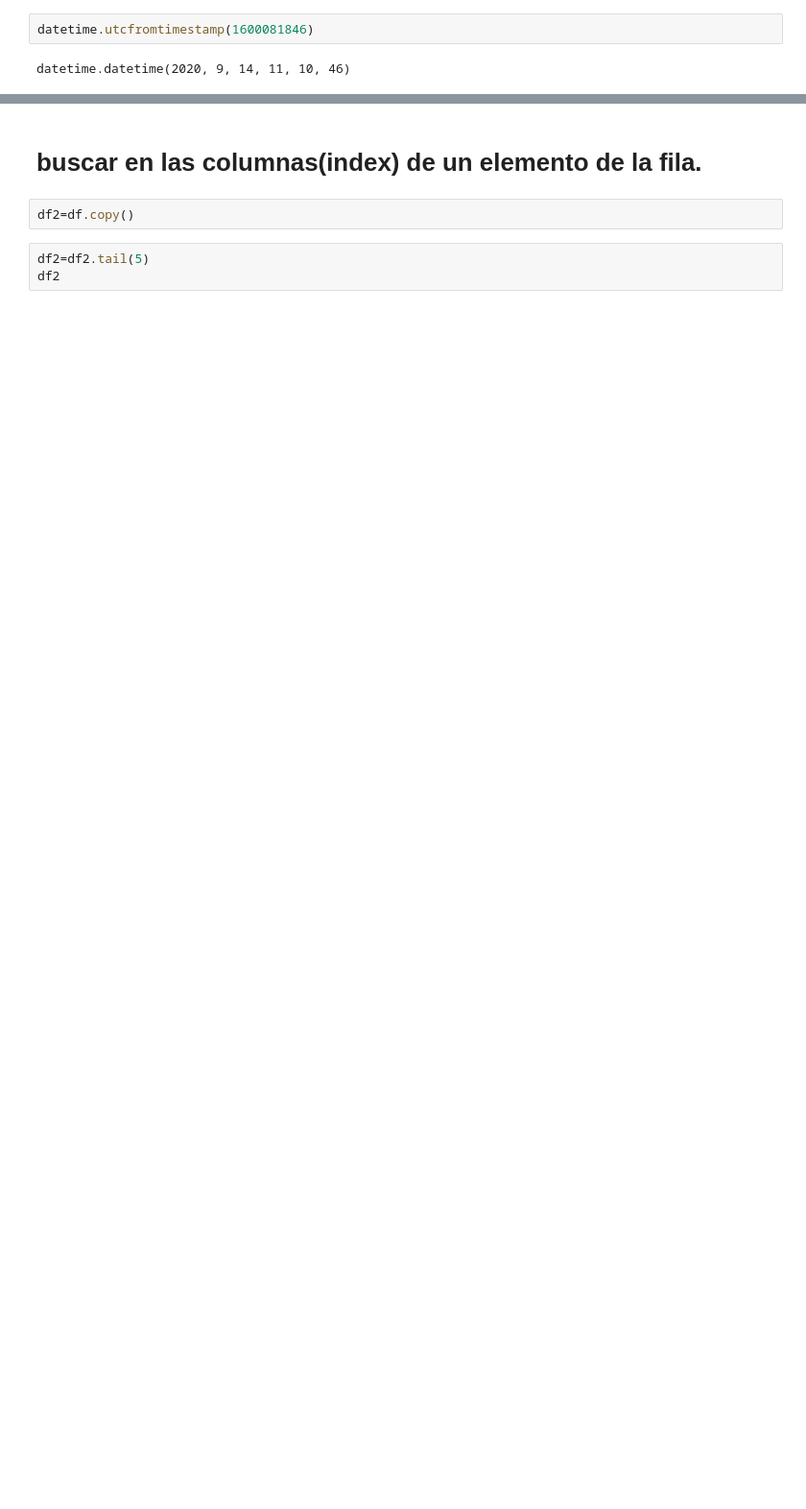
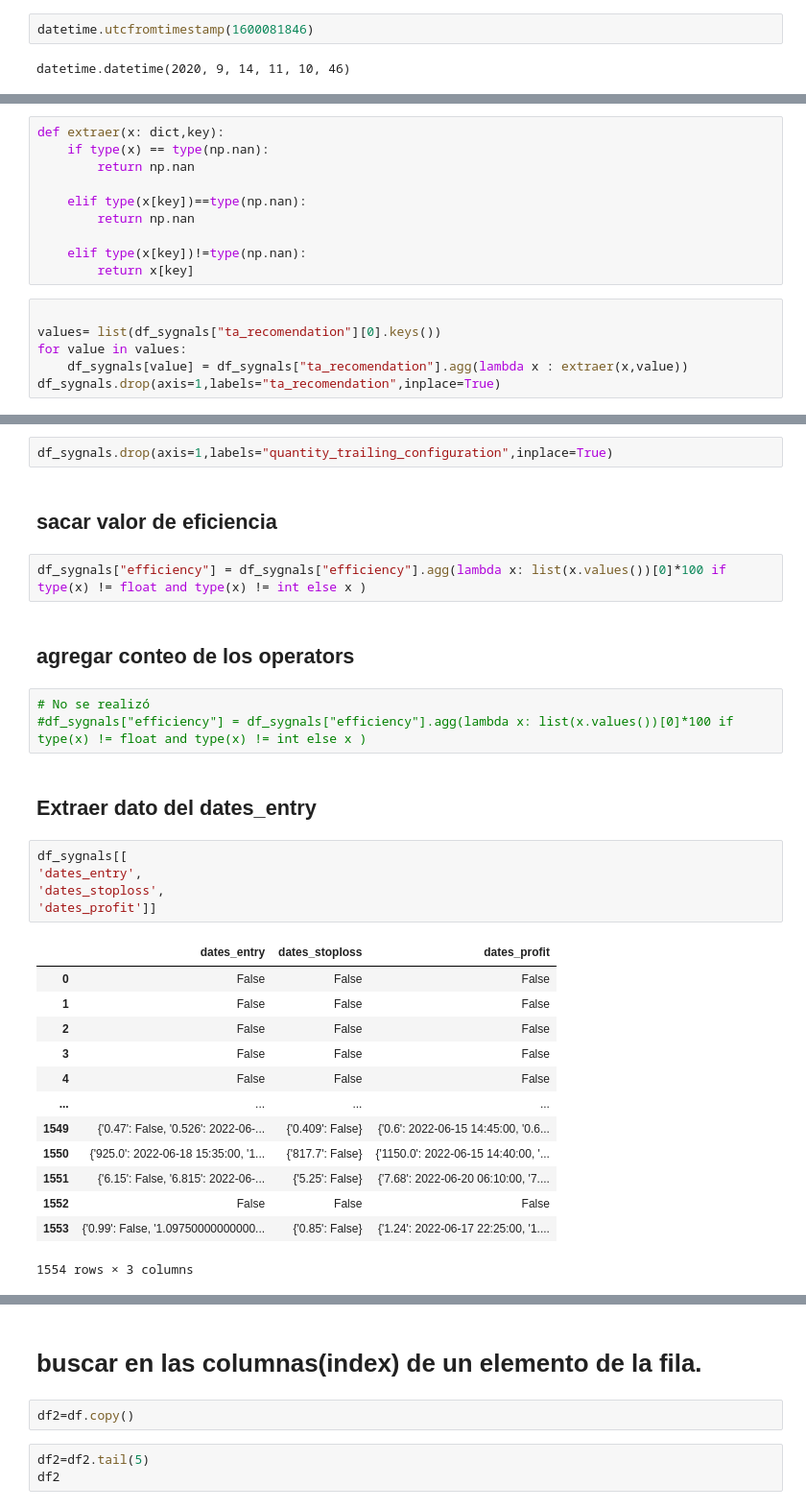
Before and after one commit to joankenobi/analisis_de_datos_copy_trading, a Jupyter notebook: Proyecto/notebooks/analisis_de_datos_prueba.ipynb, the cells around one changed output, grey strips where cells are left out. Shown at 96% size. Drawn from its saved outputs; the diff is of its cells as text; blank space fills up the shorter version.

```diff
--- a/Proyecto/notebooks/analisis_de_datos_prueba.ipynb
+++ b/Proyecto/notebooks/analisis_de_datos_prueba.ipynb
@@ -157,0 +265,16 @@ datetime.datetime(2020, 9, 14, 11, 10, 46)
+# %%
+def extraer(x: dict,key):
+    if type(x) == type(np.nan):
+        return np.nan
+
+    elif type(x[key])==type(np.nan):
+        return np.nan
+
+    elif type(x[key])!=type(np.nan):
+        return x[key]
+# %%
+
+values= list(df_sygnals["ta_recomendation"][0].keys())
+for value in values:
+    df_sygnals[value] = df_sygnals["ta_recomendation"].agg(lambda x : extraer(x,value))
+df_sygnals.drop(axis=1,labels="ta_recomendation",inplace=True)
@@ -157,0 +283,32 @@ datetime.datetime(2020, 9, 14, 11, 10, 46)
+# %%
+df_sygnals.drop(axis=1,labels="quantity_trailing_configuration",inplace=True)
+# %% [markdown]
+## sacar valor de eficiencia
+# %%
+df_sygnals["efficiency"] = df_sygnals["efficiency"].agg(lambda x: list(x.values())[0]*100 if type(x) != float and type(x) != int else x )
+# %% [markdown]
+## agregar conteo de los operators
+# %%
+# No se realizó
+#df_sygnals["efficiency"] = df_sygnals["efficiency"].agg(lambda x: list(x.values())[0]*100 if type(x) != float and type(x) != int else x )
+# %% [markdown]
+## Extraer dato del dates_entry
+# %%
+df_sygnals[[
+'dates_entry',
+'dates_stoploss',
+'dates_profit']]
+# %% [output]
+|  | dates_entry | dates_stoploss | dates_profit |
+| 0 | False | False | False |
+| 1 | False | False | False |
+| 2 | False | False | False |
+| 3 | False | False | False |
+| 4 | False | False | False |
+| ... | ... | ... | ... |
+| 1549 | {'0.47': False, '0.526': 2022-06-... | {'0.409': False} | {'0.6': 2022-06-15 14:45:00, '0.6... |
+| 1550 | {'925.0': 2022-06-18 15:35:00, '1... | {'817.7': False} | {'1150.0': 2022-06-15 14:40:00, '... |
+| 1551 | {'6.15': False, '6.815': 2022-06-... | {'5.25': False} | {'7.68': 2022-06-20 06:10:00, '7.... |
+| 1552 | False | False | False |
+| 1553 | {'0.99': False, '1.09750000000000... | {'0.85': False} | {'1.24': 2022-06-17 22:25:00, '1.... |
+1554 rows × 3 columns
```
Also changed, not shown: parts of 24 cells of this notebook, 1 other file.
